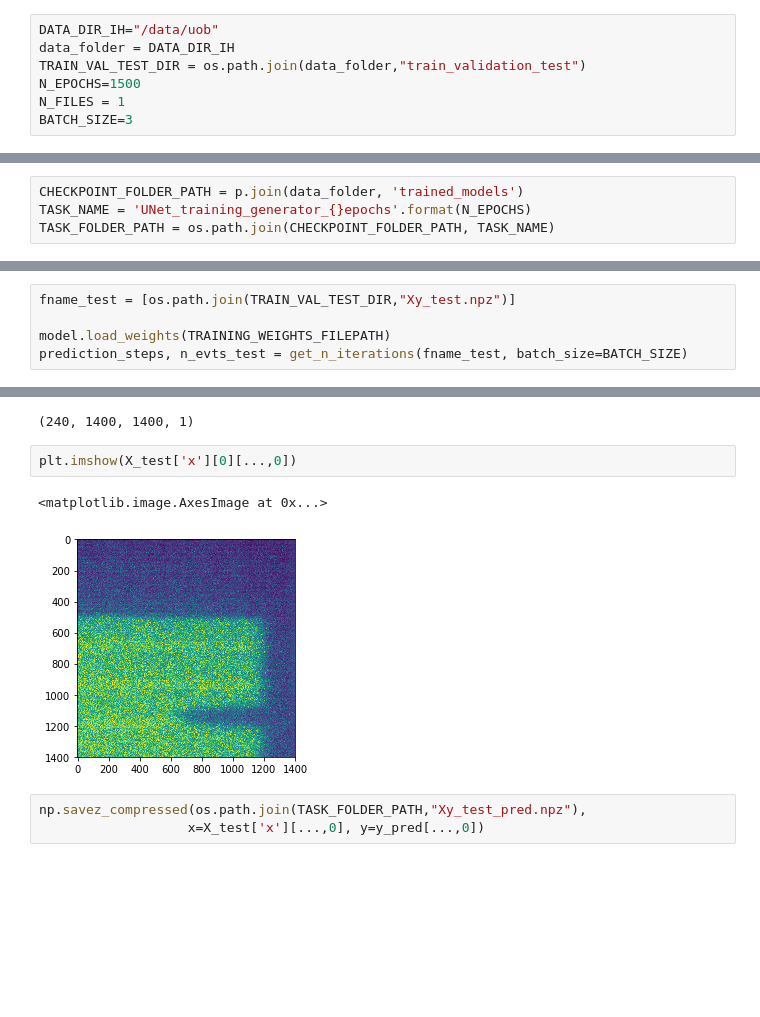
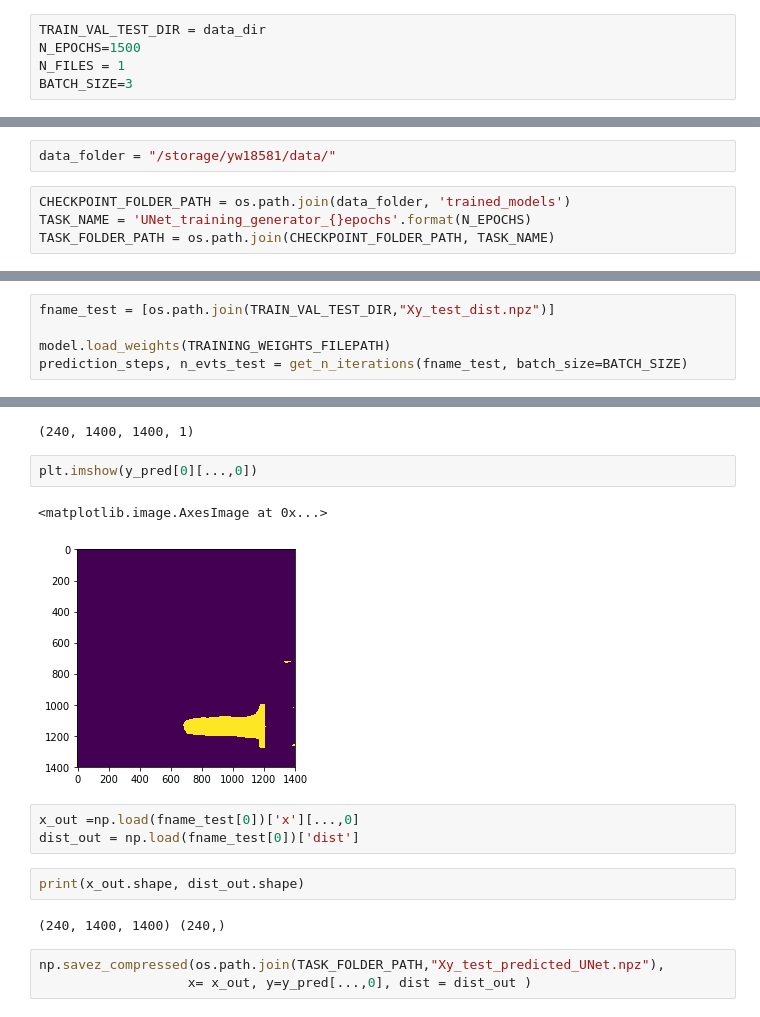
Before and after one commit to cdesio/leaf_reco, a Jupyter notebook: notebooks/predict_models-Copy1.ipynb, the cells around one changed output, grey strips where cells are left out. Cells and saved outputs as stored; diff of their text form; blank space fills up the shorter version.

```diff
--- a/notebooks/predict_models.ipynb
+++ b/notebooks/predict_models-Copy1.ipynb
@@ -326,17 +328,17 @@ def inference_step(network_model, test_data_generator, predict_steps):
 
     return y_pred
 # %%
-DATA_DIR_IH="/data/uob"
-data_folder = DATA_DIR_IH
-TRAIN_VAL_TEST_DIR = os.path.join(data_folder,"train_validation_test")
+TRAIN_VAL_TEST_DIR = data_dir
 N_EPOCHS=1500
 N_FILES = 1
 BATCH_SIZE=3
 # %%
 model = get_unet()
 #model.summary()
+# %%
+data_folder = "/storage/yw18581/data/"
 # %%
-CHECKPOINT_FOLDER_PATH = p.join(data_folder, 'trained_models')
+CHECKPOINT_FOLDER_PATH = os.path.join(data_folder, 'trained_models')
 TASK_NAME = 'UNet_training_generator_{}epochs'.format(N_EPOCHS)
 TASK_FOLDER_PATH = os.path.join(CHECKPOINT_FOLDER_PATH, TASK_NAME)
 # %%
@@ -345,7 +347,7 @@ if not os.path.exists(TASK_FOLDER_PATH):
 # %%
 TRAINING_WEIGHTS_FILEPATH=os.path.join(CHECKPOINT_FOLDER_PATH,'retrained_UNet_1000+500epochs.hdf5')
 # %%
-fname_test = [os.path.join(TRAIN_VAL_TEST_DIR,"Xy_test.npz")]
+fname_test = [os.path.join(TRAIN_VAL_TEST_DIR,"Xy_test_dist.npz")]
 
 model.load_weights(TRAINING_WEIGHTS_FILEPATH)
 prediction_steps, n_evts_test = get_n_iterations(fname_test, batch_size=BATCH_SIZE)
@@ -367,10 +369,17 @@ y_pred.shape
 # %% [output]
 (240, 1400, 1400, 1)
 # %%
-plt.imshow(X_test['x'][0][...,0])
+plt.imshow(y_pred[0][...,0])
 # %% [output]
 <matplotlib.image.AxesImage at 0x...>
-[figure, old version]
+[figure, new version]
+# %%
+x_out =np.load(fname_test[0])['x'][...,0]
+dist_out = np.load(fname_test[0])['dist']
+# %%
+print(x_out.shape, dist_out.shape)
+# %% [output]
+(240, 1400, 1400) (240,)
 # %%
-np.savez_compressed(os.path.join(TASK_FOLDER_PATH,"Xy_test_pred.npz"),
-                   x=X_test['x'][...,0], y=y_pred[...,0])
+np.savez_compressed(os.path.join(TASK_FOLDER_PATH,"Xy_test_predicted_UNet.npz"),
+                   x= x_out, y=y_pred[...,0], dist = dist_out )
```
Also changed, not shown: parts of 6 cells of this notebook, 10 other files.
